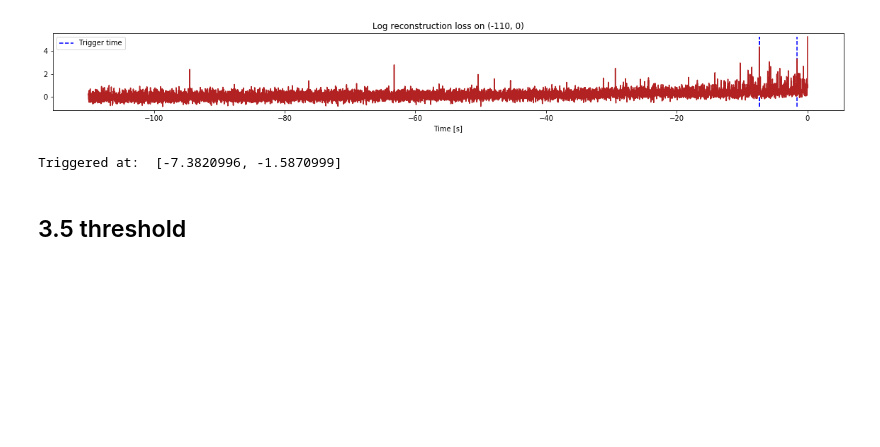
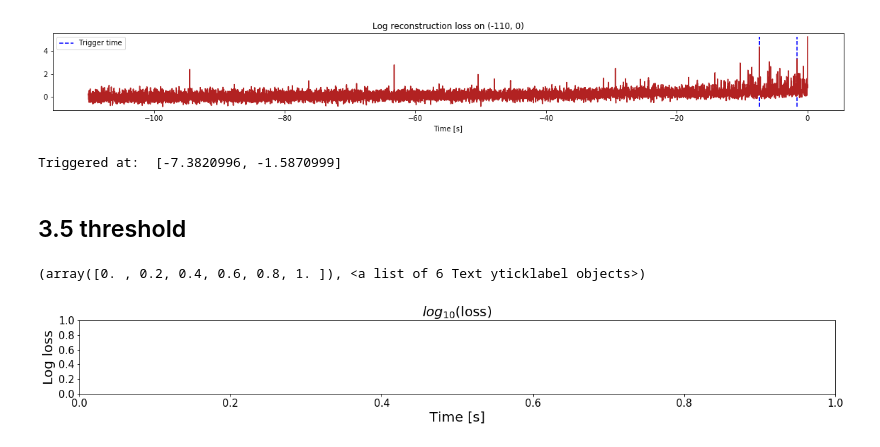
Before and after one commit to Duchstf/quench-detector, a Jupyter notebook: static-1.ipynb, the cells around one changed output. Saved outputs shown, nothing was run; the diff lists cells and outputs as text; code cells hidden in the pictures; blank space fills up the shorter version.

```diff
--- a/static-1.ipynb
+++ b/static-1.ipynb
@@ -788,3 +764,15 @@ Their log loss values are:  [4.38435959 3.32361948]
 Triggered at:  [-7.3820996, -1.5870999]
 # %% [markdown]
 ## 3.5 threshold
+# %%
+ #Plot the triggered time
+plt.figure(figsize=(20,2))
+#plt.plot(time_test, log_test_loss, color = "firebrick")
+plt.title(r"$log_{10}$(loss)", fontsize = 20)
+plt.xlabel("Time [s]", fontsize = 20)
+plt.ylabel("Log loss", fontsize = 20)
+plt.xticks(fontsize = 15)
+plt.yticks(fontsize = 15)
+# %% [output]
+(array([0. , 0.2, 0.4, 0.6, 0.8, 1. ]), <a list of 6 Text yticklabel objects>)
+[figure, added]
```
Also changed, not shown: parts of 4 cells of this notebook.
